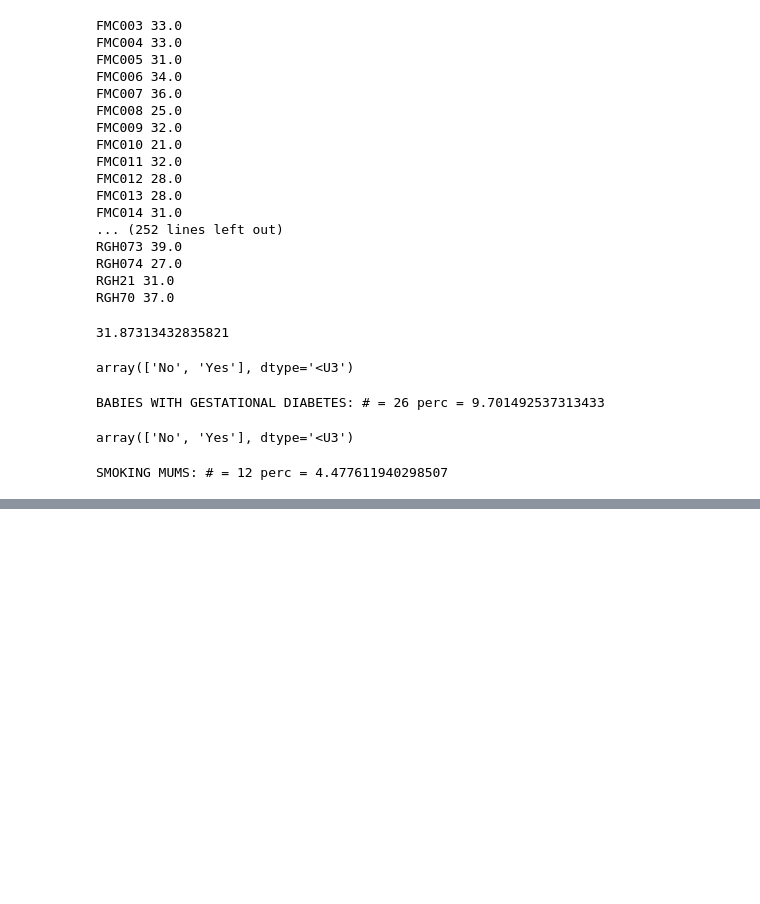
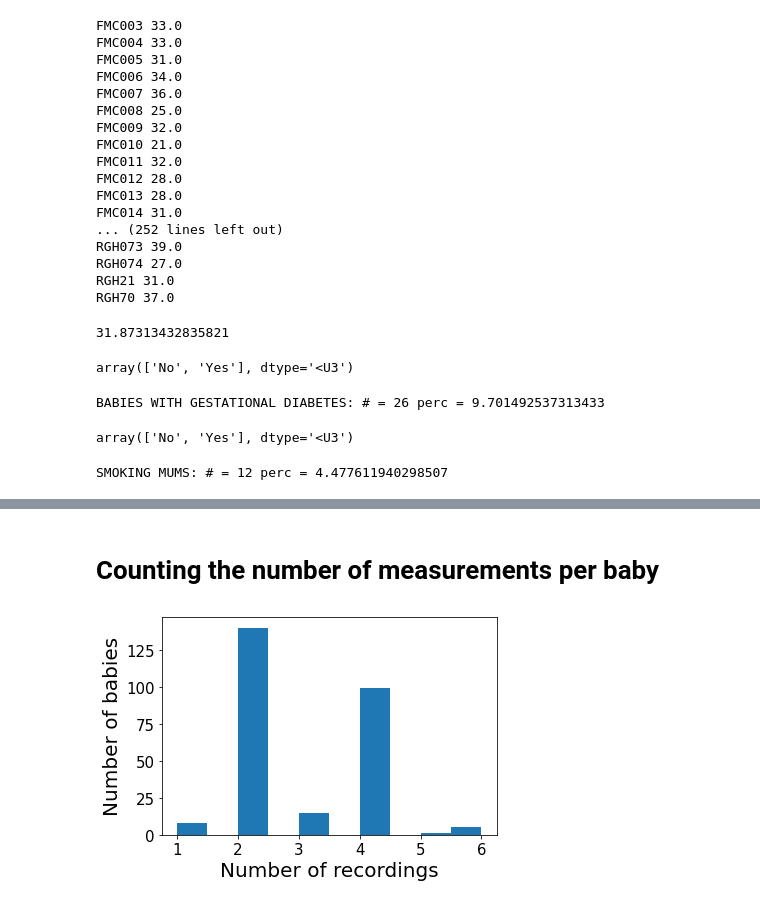
Before and after one commit to shisteve/NHS, a Jupyter notebook: 009_counting.ipynb, the cells around one changed output, grey strips where cells are left out. Saved outputs shown, nothing was run; the diff lists cells and outputs as text; code cells hidden in the pictures; blank space fills up the shorter version.

```diff
--- a/009_counting.ipynb
+++ b/009_counting.ipynb
@@ -903,0 +862,14 @@ ss.iqr(AGE_FIRST_REC)
+# %% [markdown]
+# Counting the number of measurements per baby
+# %%
+#Number of files per baby
+num_recordings = []
+num_wrist = []
+num_foot = []
+ids = np.unique(T['BABY_IDS'])
+for iid in ids:
+    b = baby(iid)
+    num_recordings.append(len(b.files))
+    num_wrist.append(len(np.where(b.measurements_wrist==True)[0]))
+    num_foot.append(len(np.where(b.measurements_foot==True)[0]))
+num_recordings = np.array(num_recordings)
@@ -903,0 +879,7 @@ ss.iqr(AGE_FIRST_REC)
+# %%
+plt.hist(num_recordings)
+plt.xlabel('Number of recordings')
+plt.ylabel('Number of babies')
+plt.show()
+# %% [output]
+[figure, added]
```
Also changed, not shown: parts of 35 cells of this notebook.
